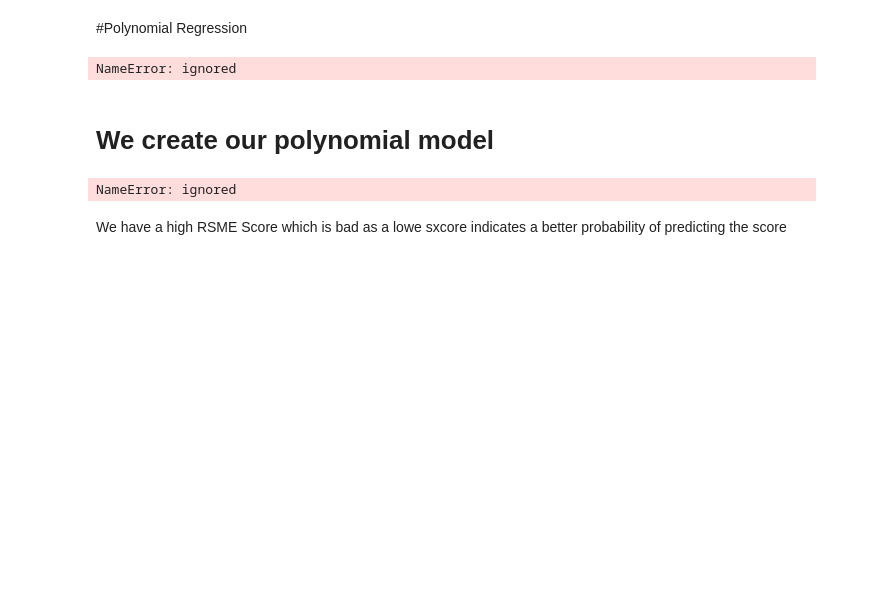
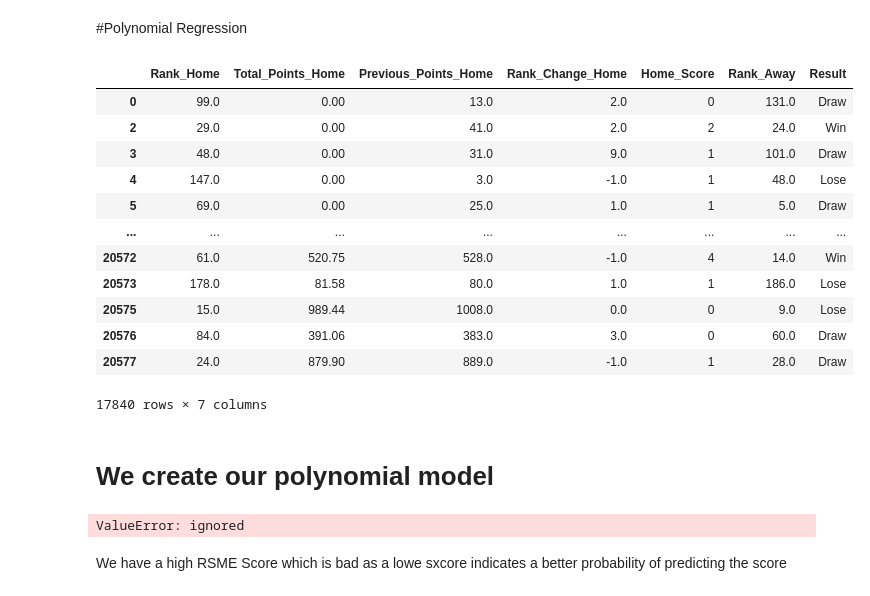
Before and after one commit to mugambiian/C-coding, a Jupyter notebook: Football_Score_prediction.ipynb, the cells around one changed output. Drawn from its saved outputs; the diff is of its cells as text; code cells hidden in the pictures; blank space fills up the shorter version.

```diff
--- a/Football_Score_prediction.ipynb
+++ b/Football_Score_prediction.ipynb
@@ -664,46 +664,41 @@ Football_Teams_Data_Backup
 #Polynomial Regression
 # %%
 #we will use a smaller subset of the Columns available and pick those
-Poly_Data = Football_Teams_Data_Backup[['home_team',	'away_team',	'Home_Score',	'Away_Score',	'Tournament', 'Rank_Home', 'Rank_Away']]
+Poly_Data = Football_Teams_Data_Backup[['Rank_Home',	'Total_Points_Home',	'Previous_Points_Home',	'Rank_Change_Home','Home_Score','Rank_Away','Result']]
 Poly_Data
 # %% [output]
+|  | Rank_Home | Total_Points_Home | Previous_Points_Home | Rank_Change_Home | Home_Score | Rank_Away | Result |
+| 0 | 99.0 | 0.00 | 13.0 | 2.0 | 0 | 131.0 | Draw |
+| 2 | 29.0 | 0.00 | 41.0 | 2.0 | 2 | 24.0 | Win |
+| 3 | 48.0 | 0.00 | 31.0 | 9.0 | 1 | 101.0 | Draw |
+| 4 | 147.0 | 0.00 | 3.0 | -1.0 | 1 | 48.0 | Lose |
+| 5 | 69.0 | 0.00 | 25.0 | 1.0 | 1 | 5.0 | Draw |
+| ... | ... | ... | ... | ... | ... | ... | ... |
+| 20572 | 61.0 | 520.75 | 528.0 | -1.0 | 4 | 14.0 | Win |
+| 20573 | 178.0 | 81.58 | 80.0 | 1.0 | 1 | 186.0 | Lose |
+| 20575 | 15.0 | 989.44 | 1008.0 | 0.0 | 0 | 9.0 | Lose |
+| 20576 | 84.0 | 391.06 | 383.0 | 3.0 | 0 | 60.0 | Draw |
+| 20577 | 24.0 | 879.90 | 889.0 | -1.0 | 1 | 28.0 | Draw |
-NameError: ignored
+17840 rows × 7 columns
 # %% [markdown]
 # We create our polynomial model
-# %%
-
-X = Poly_Data.iloc[:, [0, 1, 3, 4, 5, 6]]
-y = Poly_Data.Home_Score
-
-
-X = pd.get_dummies(X, drop_first=True)
-
-# We then split the dataset into training and testing sets
-X_train, X_test, y_train, y_test = train_test_split(X, y, test_size = 0.25, random_state = 101)
-
-# We then standardise the X_train and the X_test to the same scale
-#
-SC = StandardScaler()
-X_train = sc.fit_transform(X_train)
-X_test = sc.transform(X_test)
-
-# We fit the polynomial features to the X_train and X_test and train the model
-#
-Poly_Features = PolynomialFeatures(degree = 1)
-X_train = poly_features.fit_transform(X_train)
-X_test = poly_features.fit_transform(X_test)
-
-Regressor = LinearRegression()
-Regressor.fit(X_train, y_train)
-
-
-y_pred = regressor.predict(X_test)
-
-# We measure the accuracy of our model
-#
-print(np.sqrt(mean_squared_error(y_test, y_pred)))
-# %% [output]
-NameError: ignored
+# %%
+
+X = np.array(Poly_Data[['Rank_Home',	'Total_Points_Home',	'Previous_Points_Home',	'Rank_Change_Home','Home_Score','Rank_Away','Result']])
+y = Poly_Data.Home_Score
+
+
+
+# We then split the dataset into training and testing sets
+X_train, X_test, y_train, y_test = train_test_split(X, y, test_size = 0.25, random_state = 0)
+
+
+Poly_Reg = PolynomialFeatures(degree=6)
+X_poly = Poly_Reg.fit_transform(X)
+Poly_Reg = LinearRegression()
+Poly_Reg.fit(X_poly,y)
+# %% [output]
+ValueError: ignored
 # %% [markdown]
 We have a high RSME Score which is bad  as a lowe sxcore indicates a better probability of predicting the score
 # %%
```
